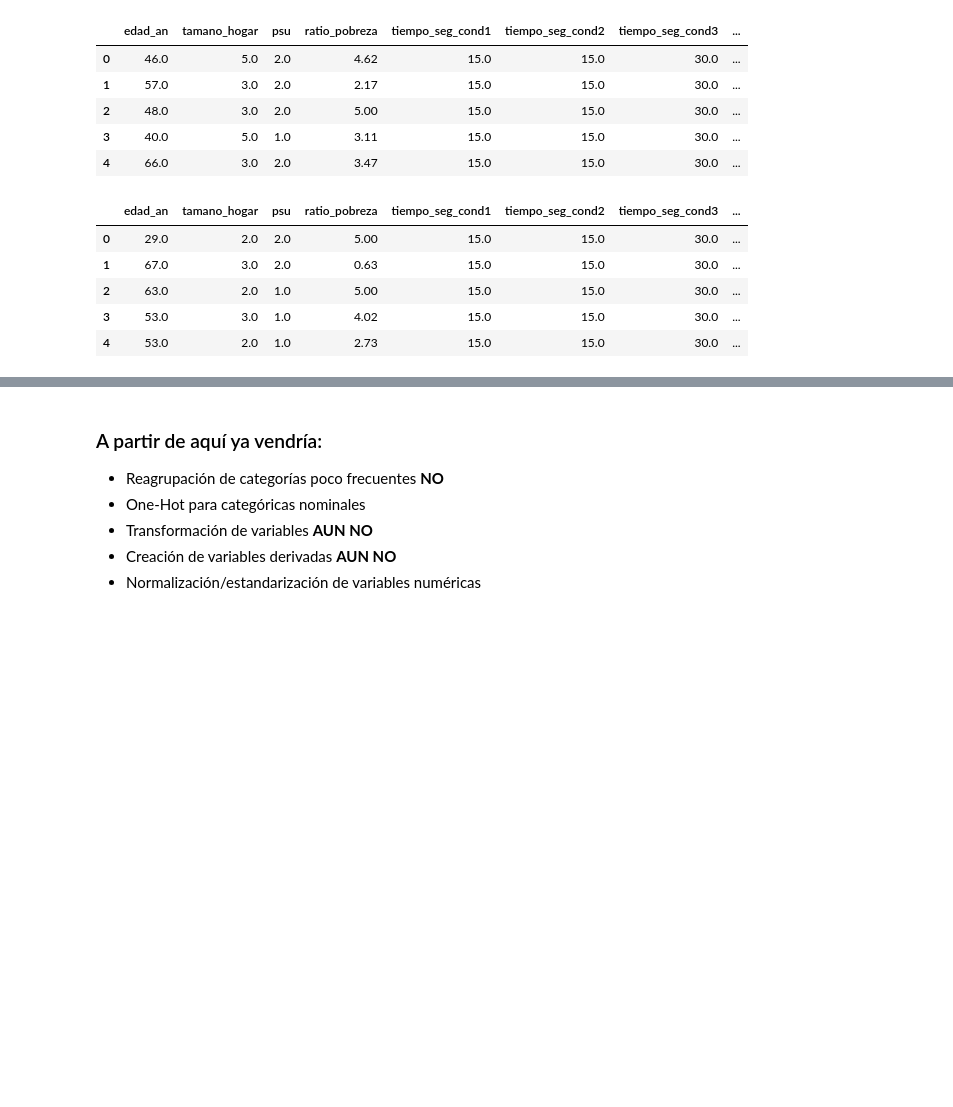
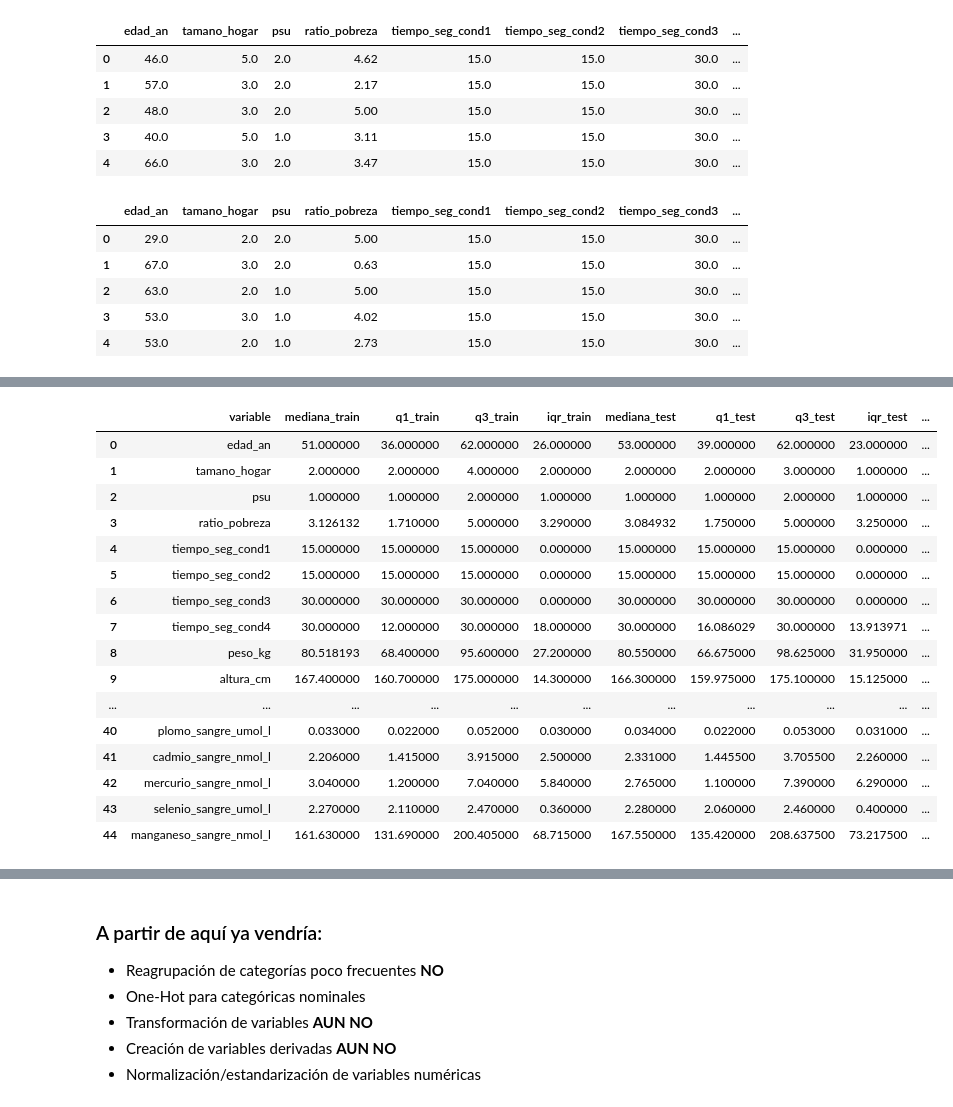
Before and after one commit to pmars21/hypertension_management_AI_driven_tool, a Jupyter notebook: missForest_imp_tfm.ipynb, the cells around one changed output, grey strips where cells are left out. Saved outputs shown, nothing was run; the diff lists cells and outputs as text; code cells hidden in the pictures; blank space fills up the shorter version.

Commit message:
Actualizado con comprobaciones numericas de los datos imputados

```diff
--- a/missForest_imp_tfm.ipynb
+++ b/missForest_imp_tfm.ipynb
@@ -811,0 +875,9 @@ df_test_completo.head()
+# %%
+# Agrupar las columnas por su tipo de dato
+columnas_por_tipo = df_train_completo.columns.to_series().groupby(df_train_completo.dtypes).groups
+
+# Mostrar los resultados de forma ordenada
+for tipo, columnas in columnas_por_tipo.items():
+    lista_columnas = list(columnas)
+    print(f"\n Tipo de dato: {tipo} ({len(lista_columnas)} columnas)")
+    print(lista_columnas)
@@ -811,0 +890,9 @@ df_test_completo.head()
+# %%
+# Agrupar las columnas por su tipo de dato
+columnas_por_tipo = df_test_completo.columns.to_series().groupby(df_test_completo.dtypes).groups
+
+# Mostrar los resultados de forma ordenada
+for tipo, columnas in columnas_por_tipo.items():
+    lista_columnas = list(columnas)
+    print(f"\n Tipo de dato: {tipo} ({len(lista_columnas)} columnas)")
+    print(lista_columnas)
@@ -812 +905,74 @@ df_test_completo.head()
+# %%
+# 2. Función para mediana e IQR
+def resumen_mediana_iqr(df, columnas):
+    resumen = []
+
+    for col in columnas:
+        q1 = df[col].quantile(0.25)
+        mediana = df[col].median()
+        q3 = df[col].quantile(0.75)
+        iqr = q3 - q1
+
+        resumen.append({
+            'variable': col,
+            'mediana': mediana,
+            'q1': q1,
+            'q3': q3,
+            'iqr': iqr
+        })
+
+    return pd.DataFrame(resumen)
+
+# 3. Calcular resumen train y test
+resumen_train = resumen_mediana_iqr(df_train_completo, df_train_completo.select_dtypes(include=[np.number]).columns.tolist())
+resumen_test = resumen_mediana_iqr(df_test_completo, df_test_completo.select_dtypes(include=[np.number]).columns.tolist())
+
+# 4. Unir para comparar
+comparacion_mediana_iqr = resumen_train.merge(
+    resumen_test,
+    on='variable',
+    suffixes=('_train', '_test')
+)
+
+# 5. Añadir diferencias
+comparacion_mediana_iqr['dif_mediana'] = (
+    comparacion_mediana_iqr['mediana_test'] -
+    comparacion_mediana_iqr['mediana_train']
+)
+
+comparacion_mediana_iqr['dif_iqr'] = (
+    comparacion_mediana_iqr['iqr_test'] -
+    comparacion_mediana_iqr['iqr_train']
+)
+
+# 6. Reordenar columnas
+comparacion_mediana_iqr = comparacion_mediana_iqr[
+    [
+        'variable',
+        'mediana_train', 'q1_train', 'q3_train', 'iqr_train',
+        'mediana_test', 'q1_test', 'q3_test', 'iqr_test',
+        'dif_mediana', 'dif_iqr'
+    ]
+]
+
+# 7. Mostrar tabla completa
+display(comparacion_mediana_iqr)
+# %% [output]
+|  | variable | mediana_train | q1_train | q3_train | iqr_train | mediana_test | q1_test | q3_test | iqr_test | ... |
+| 0 | edad_an | 51.000000 | 36.000000 | 62.000000 | 26.000000 | 53.000000 | 39.000000 | 62.000000 | 23.000000 | ... |
+| 1 | tamano_hogar | 2.000000 | 2.000000 | 4.000000 | 2.000000 | 2.000000 | 2.000000 | 3.000000 | 1.000000 | ... |
+| 2 | psu | 1.000000 | 1.000000 | 2.000000 | 1.000000 | 1.000000 | 1.000000 | 2.000000 | 1.000000 | ... |
+| 3 | ratio_pobreza | 3.126132 | 1.710000 | 5.000000 | 3.290000 | 3.084932 | 1.750000 | 5.000000 | 3.250000 | ... |
+| 4 | tiempo_seg_cond1 | 15.000000 | 15.000000 | 15.000000 | 0.000000 | 15.000000 | 15.000000 | 15.000000 | 0.000000 | ... |
+| 5 | tiempo_seg_cond2 | 15.000000 | 15.000000 | 15.000000 | 0.000000 | 15.000000 | 15.000000 | 15.000000 | 0.000000 | ... |
+| 6 | tiempo_seg_cond3 | 30.000000 | 30.000000 | 30.000000 | 0.000000 | 30.000000 | 30.000000 | 30.000000 | 0.000000 | ... |
+| 7 | tiempo_seg_cond4 | 30.000000 | 12.000000 | 30.000000 | 18.000000 | 30.000000 | 16.086029 | 30.000000 | 13.913971 | ... |
+| 8 | peso_kg | 80.518193 | 68.400000 | 95.600000 | 27.200000 | 80.550000 | 66.675000 | 98.625000 | 31.950000 | ... |
+| 9 | altura_cm | 167.400000 | 160.700000 | 175.000000 | 14.300000 | 166.300000 | 159.975000 | 175.100000 | 15.125000 | ... |
+| ... | ... | ... | ... | ... | ... | ... | ... | ... | ... | ... |
+| 40 | plomo_sangre_umol_l | 0.033000 | 0.022000 | 0.052000 | 0.030000 | 0.034000 | 0.022000 | 0.053000 | 0.031000 | ... |
+| 41 | cadmio_sangre_nmol_l | 2.206000 | 1.415000 | 3.915000 | 2.500000 | 2.331000 | 1.445500 | 3.705500 | 2.260000 | ... |
+| 42 | mercurio_sangre_nmol_l | 3.040000 | 1.200000 | 7.040000 | 5.840000 | 2.765000 | 1.100000 | 7.390000 | 6.290000 | ... |
+| 43 | selenio_sangre_umol_l | 2.270000 | 2.110000 | 2.470000 | 0.360000 | 2.280000 | 2.060000 | 2.460000 | 0.400000 | ... |
+| 44 | manganeso_sangre_nmol_l | 161.630000 | 131.690000 | 200.405000 | 68.715000 | 167.550000 | 135.420000 | 208.637500 | 73.217500 | ... |
 # %%
```
Also changed, not shown: parts of 11 cells of this notebook.
